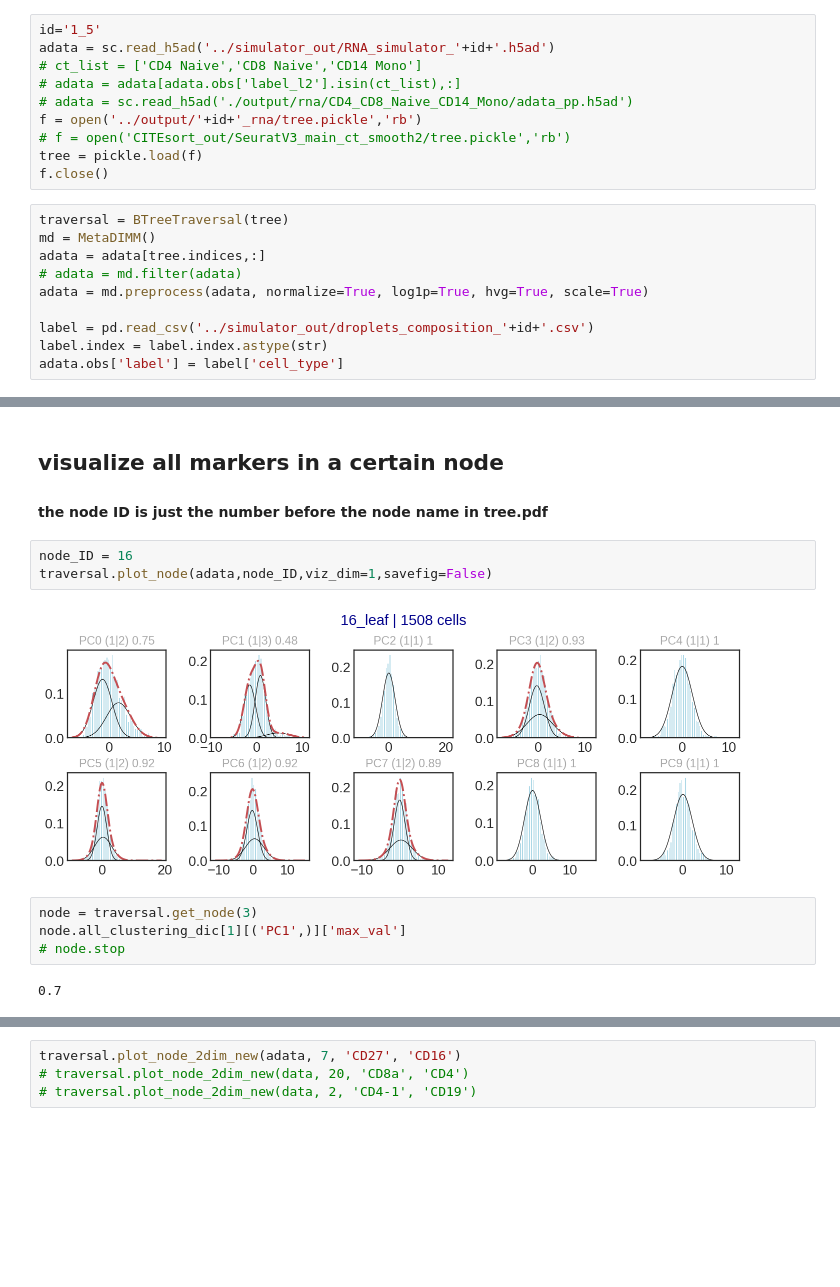
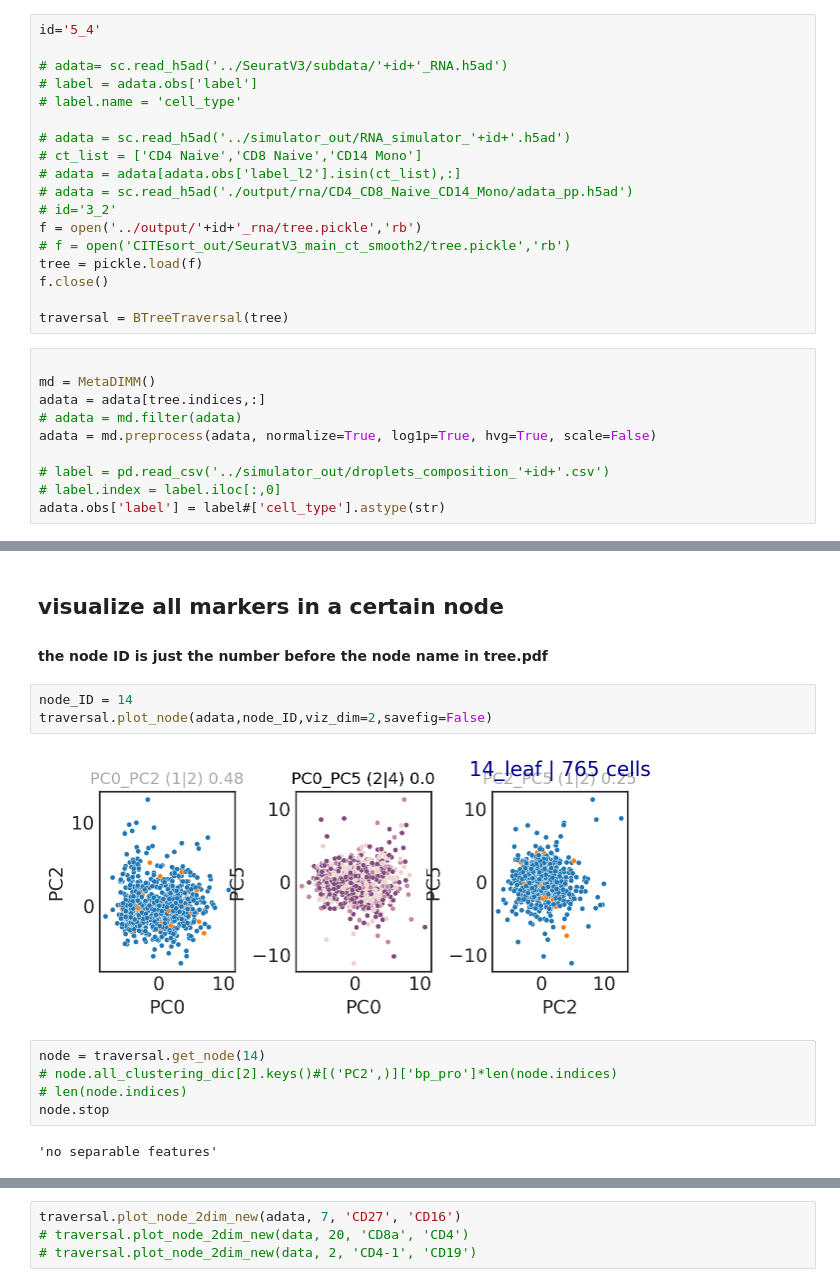
Before and after one commit to xinzhu-email/CITE-pool, a Jupyter notebook: AnalysisTutorial_rna.ipynb, the cells around one changed output, grey strips where cells are left out. Drawn from its saved outputs; the diff is of its cells as text; blank space fills up the shorter version.

```diff
--- a/AnalysisTutorial_rna.ipynb
+++ b/AnalysisTutorial_rna.ipynb
@@ -11,23 +11,31 @@ from metadimm import MetaDIMM
 # %% [markdown]
 ## load data and tree
 # %%
-id='1_5'
-adata = sc.read_h5ad('../simulator_out/RNA_simulator_'+id+'.h5ad')
+id='5_4'
+
+# adata= sc.read_h5ad('../SeuratV3/subdata/'+id+'_RNA.h5ad')
+# label = adata.obs['label']
+# label.name = 'cell_type'
+
+# adata = sc.read_h5ad('../simulator_out/RNA_simulator_'+id+'.h5ad')
 # ct_list = ['CD4 Naive','CD8 Naive','CD14 Mono']
 # adata = adata[adata.obs['label_l2'].isin(ct_list),:]
 # adata = sc.read_h5ad('./output/rna/CD4_CD8_Naive_CD14_Mono/adata_pp.h5ad')
+# id='3_2'
 f = open('../output/'+id+'_rna/tree.pickle','rb')
 # f = open('CITEsort_out/SeuratV3_main_ct_smooth2/tree.pickle','rb')
 tree = pickle.load(f)
 f.close()
+
+traversal = BTreeTraversal(tree)
 # %%
-traversal = BTreeTraversal(tree)
+
 md = MetaDIMM()
 adata = adata[tree.indices,:]
 # adata = md.filter(adata)
-adata = md.preprocess(adata, normalize=True, log1p=True, hvg=True, scale=True)
+adata = md.preprocess(adata, normalize=True, log1p=True, hvg=True, scale=False)
 
-label = pd.read_csv('../simulator_out/droplets_composition_'+id+'.csv')
-label.index = label.index.astype(str)
-adata.obs['label'] = label['cell_type']
+# label = pd.read_csv('../simulator_out/droplets_composition_'+id+'.csv')
+# label.index = label.iloc[:,0]
+adata.obs['label'] = label#['cell_type'].astype(str)
 # %% [output]
@@ -43,13 +51,14 @@ Function 'preprocess' executed in 12.66s
 ## visualize all markers in a certain node
 #### the node ID is just the number before the node name in tree.pdf
 # %%
-node_ID = 16
-traversal.plot_node(adata,node_ID,viz_dim=1,savefig=False)
+node_ID = 14
+traversal.plot_node(adata,node_ID,viz_dim=2,savefig=False)
 # %% [output]
-[figure, old version]
+[figure, new version]
 # %%
-node = traversal.get_node(3)
-node.all_clustering_dic[1][('PC1',)]['max_val']
-# node.stop
+node = traversal.get_node(14)
+# node.all_clustering_dic[2].keys()#[('PC2',)]['bp_pro']*len(node.indices)
+# len(node.indices)
+node.stop
 # %% [output]
-0.7
+'no separable features'
```
Also changed, not shown: parts of 30 cells of this notebook, 9 other files.
